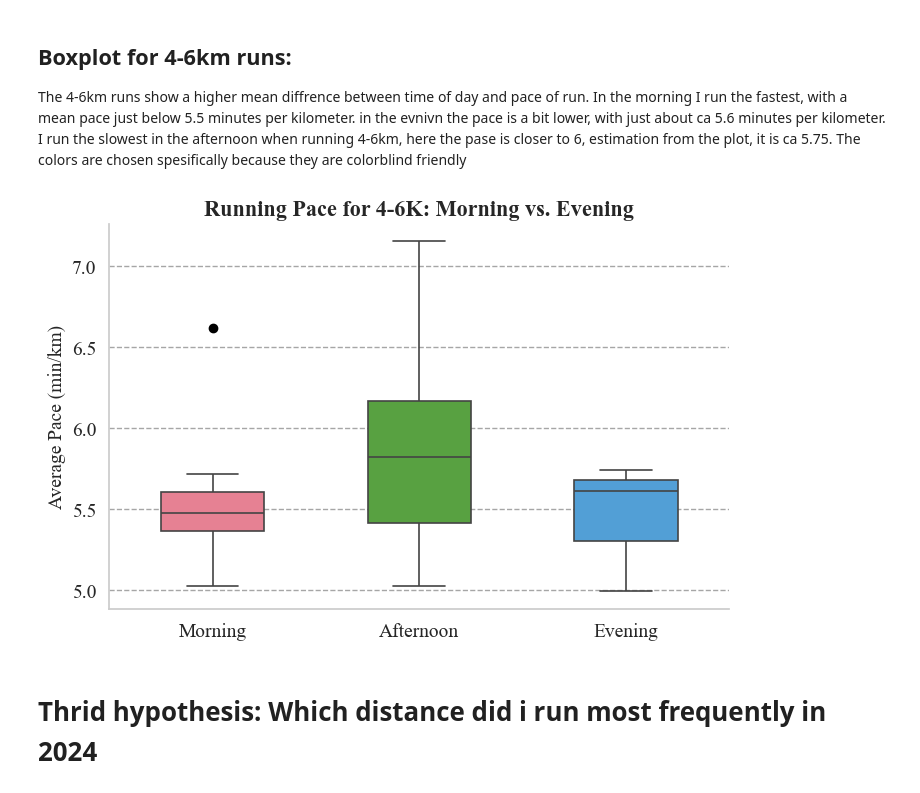
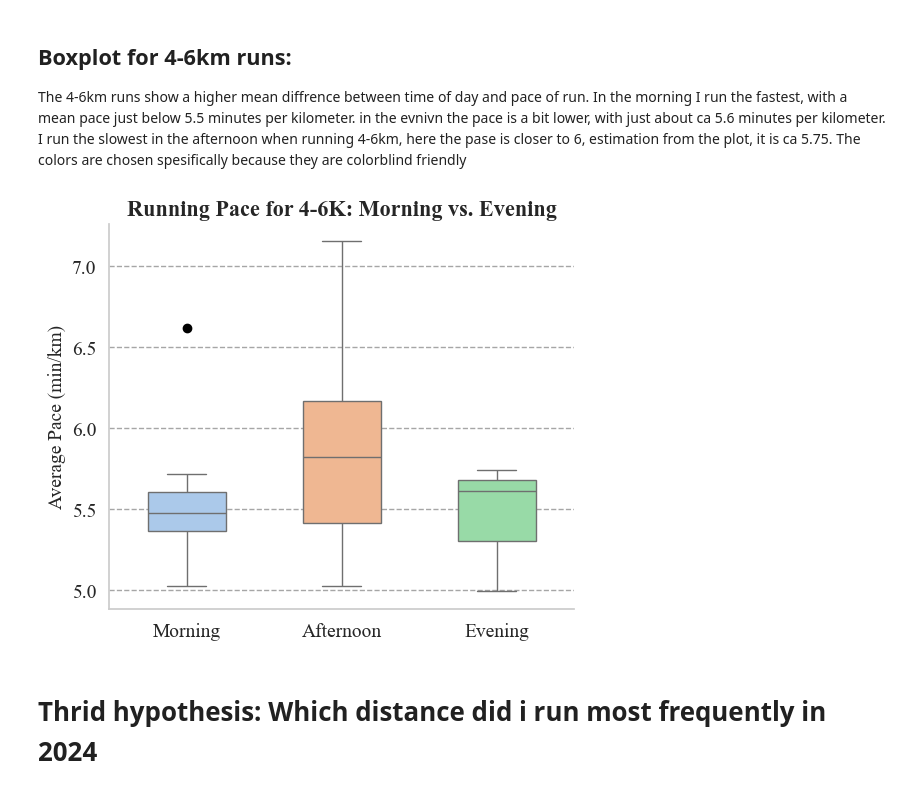
Before and after one commit to Kristine-jo/ExamPSY3035, a Jupyter notebook: Script/stravadata.ipynb, the cells around one changed output. Cells and saved outputs as stored; diff of their text form; code cells hidden in the pictures.

```diff
--- a/Script/stravadata.ipynb
+++ b/Script/stravadata.ipynb
@@ -226,37 +235,37 @@ The colors are chosen spesifically because they are colorblind friendly
 sns.set_style("whitegrid")
 
 # Create figure
-plt.figure(figsize=(8, 5))
+plt.figure(figsize=(6, 5))
 
 # Boxplot with Set2 color palette
 sns.boxplot(
     x=df_4_6k["time_of_day"],
     y=df_4_6k["average_pace"],
     hue=df_4_6k["time_of_day"],  # Set hue for the categories
-    palette=sns.color_palette("husl", n_colors=3),  # Set2 palette for vibrant colors
+    palette=sns.color_palette("pastel", n_colors=3),  # Set2 palette for vibrant colors
     width=0.5,
-    linewidth=1.2,
+    linewidth=1.0,
     flierprops={'marker': 'o', 'markersize': 6, 'markerfacecolor': 'black', 'markeredgecolor': 'black'}
 )
 
 # Labels and title
 plt.xlabel("")  # Remove "Time of Day" label
 plt.ylabel("Average Pace (min/km)", fontsize=14, fontname="Times new roman")
 plt.title("Running Pace for 4-6K: Morning vs. Evening", fontsize=16, fontname="Times new roman", fontweight="bold")
 
 plt.xticks(fontname="Times new roman", fontsize=14)
 plt.yticks(fontname="Times new roman", fontsize=14)
 
 # Improve grid visibility
 plt.grid(axis='y', linestyle="--", alpha=0.7, color="gray")
 
 # Remove top and right spines (borders)
 sns.despine(top=True, right=True)
 
 # Show plot
 plt.show()
 # %% [output]
-[figure, old version]
+[figure, new version]
 # %% [markdown]
 # Thrid hypothesis: Which distance did i run most frequently in 2024
 # %%
```
Also changed, not shown: parts of 9 cells of this notebook, 1 other file.
